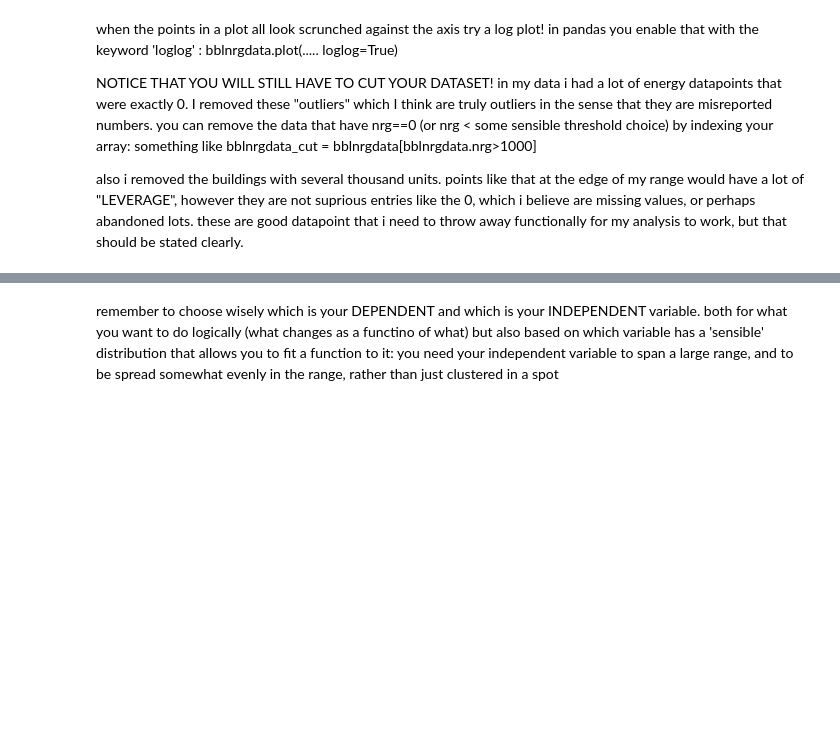
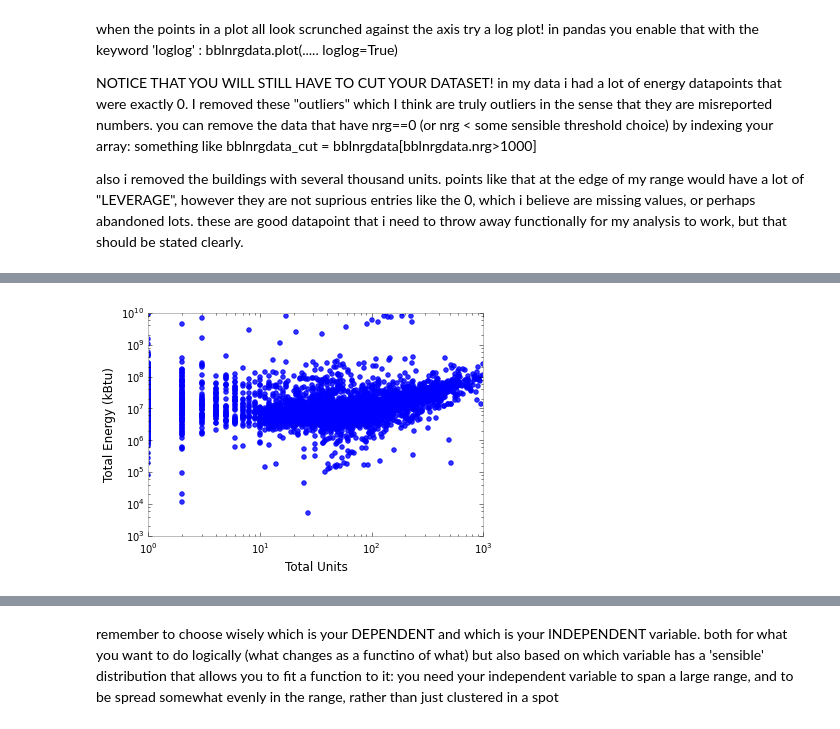
Before and after one commit to ManushiM/PUI2015_MMajumdar, a Jupyter notebook: HW5/PUI_Assignment1Manushi.ipynb, the cells around one changed output, grey strips where cells are left out. Cells and saved outputs as stored; diff of their text form; code cells hidden in the pictures; blank space fills up the shorter version.

```diff
--- a/HW5/PUI_Assignment1Manushi.ipynb
+++ b/HW5/PUI_Assignment1Manushi.ipynb
@@ -181,0 +163,6 @@ if you used statsmodels it would look something like this:
+# %%
+# Cutting the dataset
+
+BBLCut = BBLmerge[(BBLmerge['Building Energy Consumption']>=1000)&(BBLmerge['Building Energy Consumption']<1e+10) & (BBLmerge['UnitsTotal']>=1)&(BBLmerge['UnitsTotal']<1000)]
+
+BBLCut
@@ -181,0 +188,11 @@ if you used statsmodels it would look something like this:
+# %%
+BBLCut.plot(kind='scatter', x='UnitsTotal', y='Building Energy Consumption', color='b', alpha=0.8, loglog=True)
+#plt.scatter(x=np.log10(BBLmerge['UnitsTotal']),y=np.log10(BBLmerge['Building Energy Consumption']),linestyle='o', color='b', alpha=0.8)
+pl.xlim([1, 1000])
+pl.ylim([1000, 1e10])
+pl.xlabel('Total Units')
+pl.ylabel('Total Energy (kBtu)')
+pl.grid()
+pl.legend()
+# %% [output]
+[figure, added]
```
Also changed, not shown: parts of 13 cells of this notebook, 1 other file.
